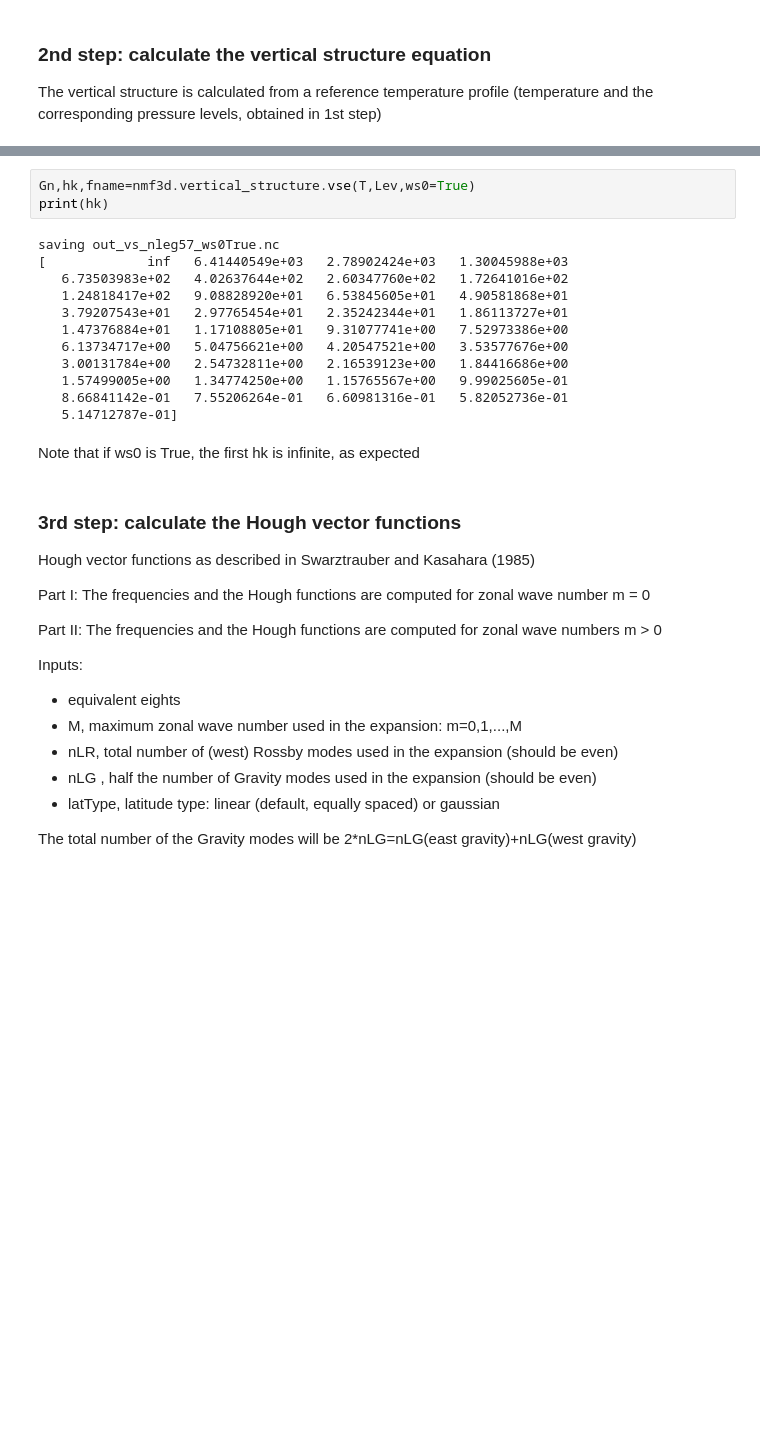
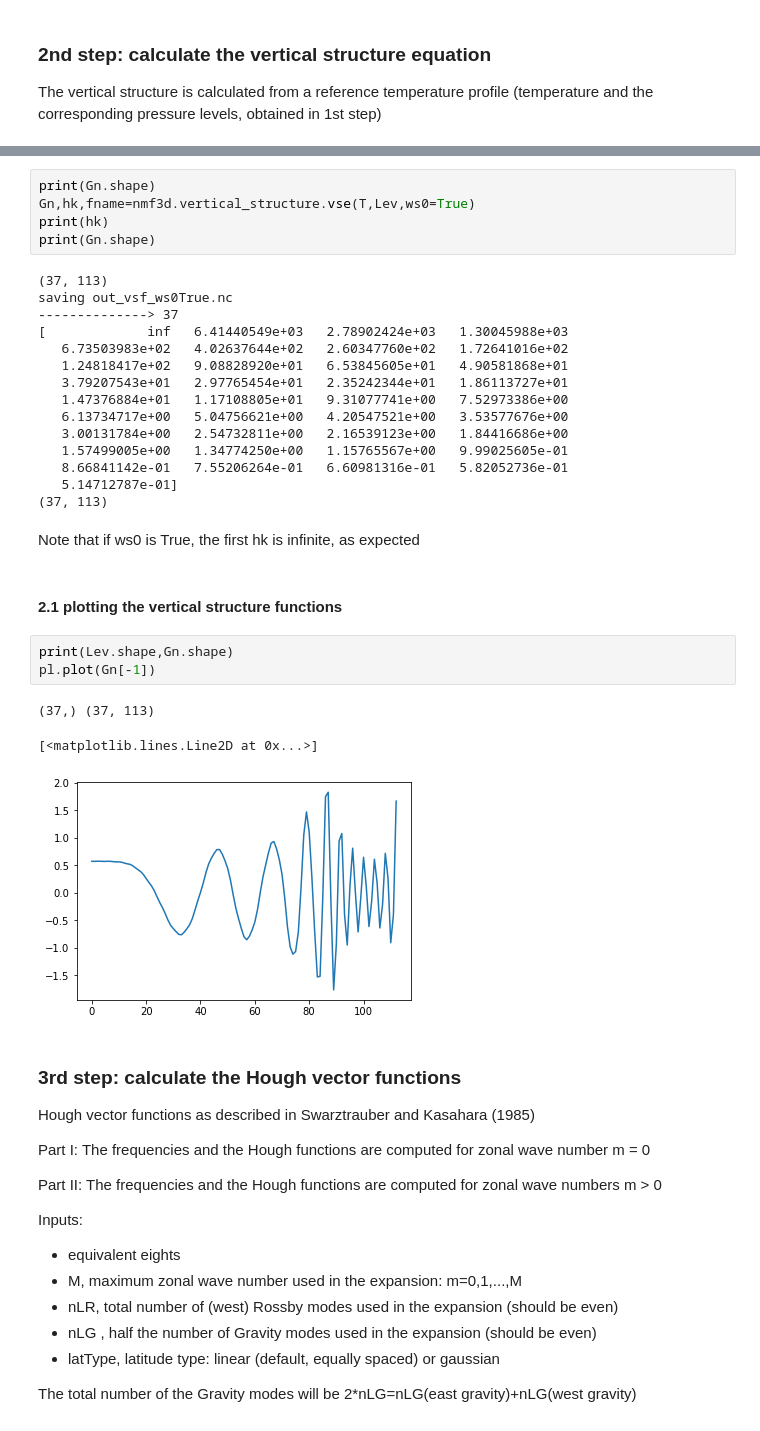
Before and after one commit to martalmeida/nmf3d, a Jupyter notebook: doc/tutorial.ipynb, the cells around one changed output, grey strips where cells are left out. Saved outputs shown, nothing was run; the diff lists cells and outputs as text; blank space fills up the shorter version.

```diff
--- a/doc/tutorial.ipynb
+++ b/doc/tutorial.ipynb
@@ -150,8 +188,12 @@ nmf3d.calcs.ncshow('out_vs_nleg57_ws0False.nc')
 # %%
+print(Gn.shape)
 Gn,hk,fname=nmf3d.vertical_structure.vse(T,Lev,ws0=True)
 print(hk)
+print(Gn.shape)
 # %% [output]
-saving out_vs_nleg57_ws0True.nc
+(37, 113)
+saving out_vsf_ws0True.nc
+--------------> 37
 [             inf   6.41440549e+03   2.78902424e+03   1.30045988e+03
    6.73503983e+02   4.02637644e+02   2.60347760e+02   1.72641016e+02
    1.24818417e+02   9.08828920e+01   6.53845605e+01   4.90581868e+01
@@ -162,8 +204,18 @@ saving out_vs_nleg57_ws0True.nc
    1.57499005e+00   1.34774250e+00   1.15765567e+00   9.99025605e-01
    8.66841142e-01   7.55206264e-01   6.60981316e-01   5.82052736e-01
    5.14712787e-01]
+(37, 113)
 # %% [markdown]
 Note that if ws0 is True, the first hk is infinite, as expected
+# %% [markdown]
+#### 2.1 plotting the vertical structure functions
+# %%
+print(Lev.shape,Gn.shape)
+pl.plot(Gn[-1])
+# %% [output]
+(37,) (37, 113)
+[<matplotlib.lines.Line2D at 0x...>]
+[figure, added]
 # %% [markdown]
 ### 3rd step: calculate the Hough vector functions
 
```
Also changed, not shown: parts of 23 cells of this notebook, 15 other files.
